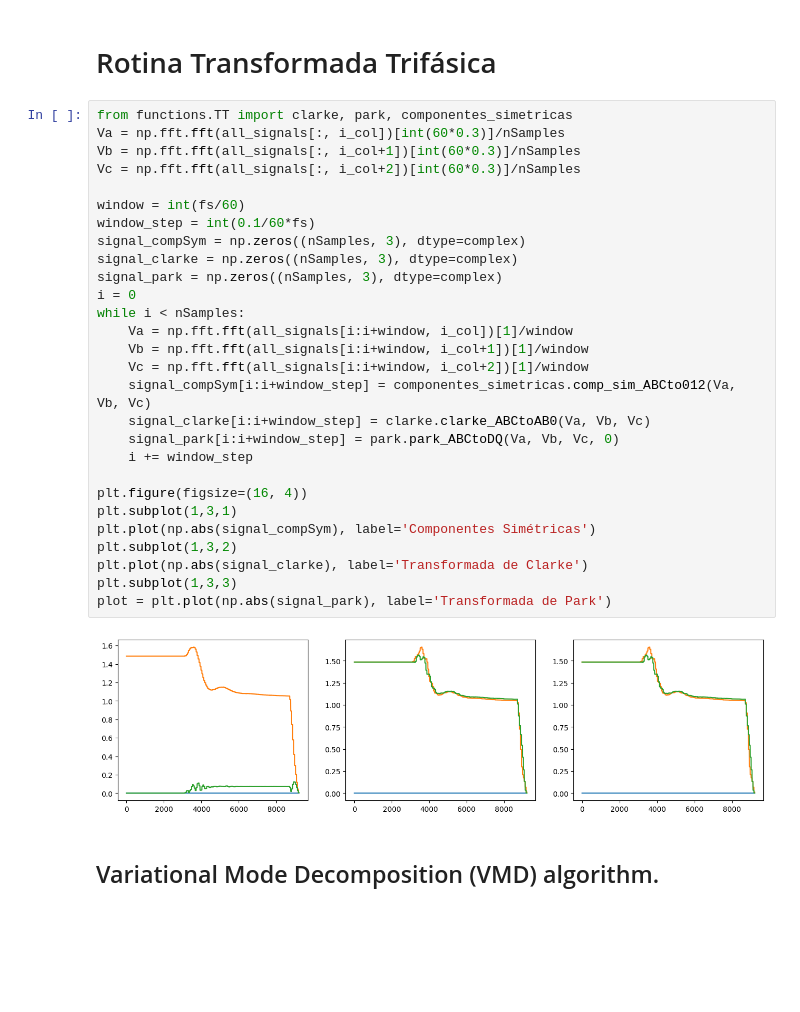
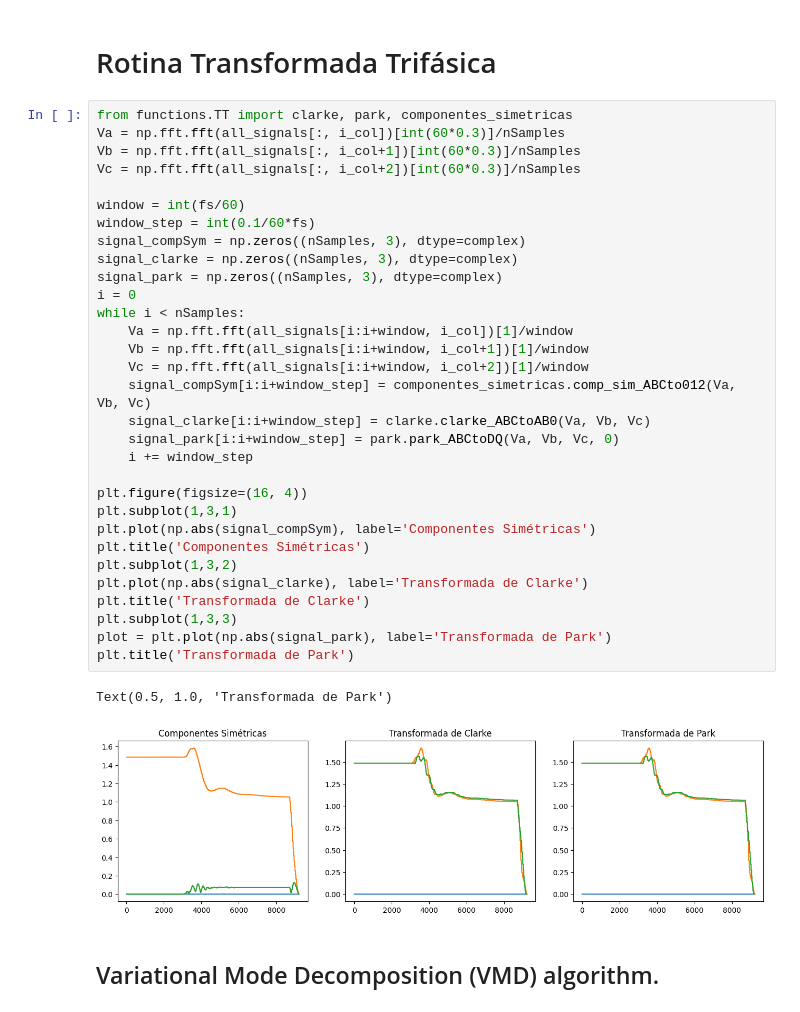
Before and after one commit to EESC-USP-FaultAI/preprocessing, a Jupyter notebook: Rotinas/main.ipynb, the cells around one changed output. Cells and saved outputs as stored; diff of their text form; blank space fills up the shorter version.

```diff
--- a/Rotinas/main.ipynb
+++ b/Rotinas/main.ipynb
@@ -75,33 +83,37 @@ plot = plt.imshow(np.abs(signal_ST), aspect='auto', origin='lower', extent=[0, s
 # %%
 from functions.TT import clarke, park, componentes_simetricas
 Va = np.fft.fft(all_signals[:, i_col])[int(60*0.3)]/nSamples
 Vb = np.fft.fft(all_signals[:, i_col+1])[int(60*0.3)]/nSamples
 Vc = np.fft.fft(all_signals[:, i_col+2])[int(60*0.3)]/nSamples
 
 window = int(fs/60)
 window_step = int(0.1/60*fs)
 signal_compSym = np.zeros((nSamples, 3), dtype=complex)
 signal_clarke = np.zeros((nSamples, 3), dtype=complex)
 signal_park = np.zeros((nSamples, 3), dtype=complex)
 i = 0
 while i < nSamples:
     Va = np.fft.fft(all_signals[i:i+window, i_col])[1]/window
     Vb = np.fft.fft(all_signals[i:i+window, i_col+1])[1]/window
     Vc = np.fft.fft(all_signals[i:i+window, i_col+2])[1]/window
     signal_compSym[i:i+window_step] = componentes_simetricas.comp_sim_ABCto012(Va, Vb, Vc)
     signal_clarke[i:i+window_step] = clarke.clarke_ABCtoAB0(Va, Vb, Vc)
     signal_park[i:i+window_step] = park.park_ABCtoDQ(Va, Vb, Vc, 0)
     i += window_step
 
 plt.figure(figsize=(16, 4))
 plt.subplot(1,3,1)
 plt.plot(np.abs(signal_compSym), label='Componentes Simétricas')
+plt.title('Componentes Simétricas')
 plt.subplot(1,3,2)
 plt.plot(np.abs(signal_clarke), label='Transformada de Clarke')
+plt.title('Transformada de Clarke')
 plt.subplot(1,3,3)
 plot = plt.plot(np.abs(signal_park), label='Transformada de Park')
+plt.title('Transformada de Park')
 # %% [output]
+Text(0.5, 1.0, 'Transformada de Park')
-[figure, old version]
+[figure, new version]
 # %% [markdown]
 ## Variational Mode Decomposition (VMD) algorithm.
 # %%
```
Also changed, not shown: parts of 5 cells of this notebook.
